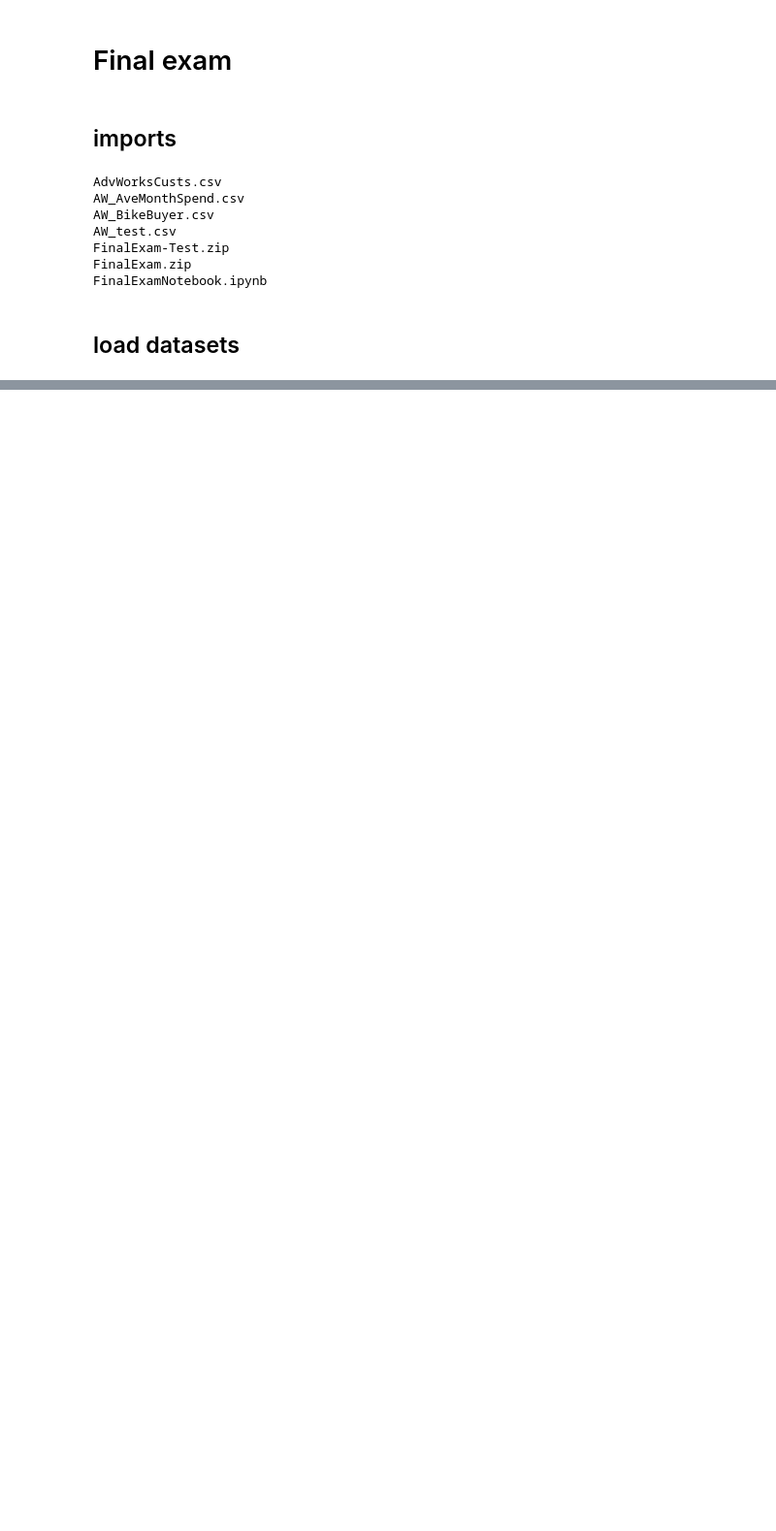
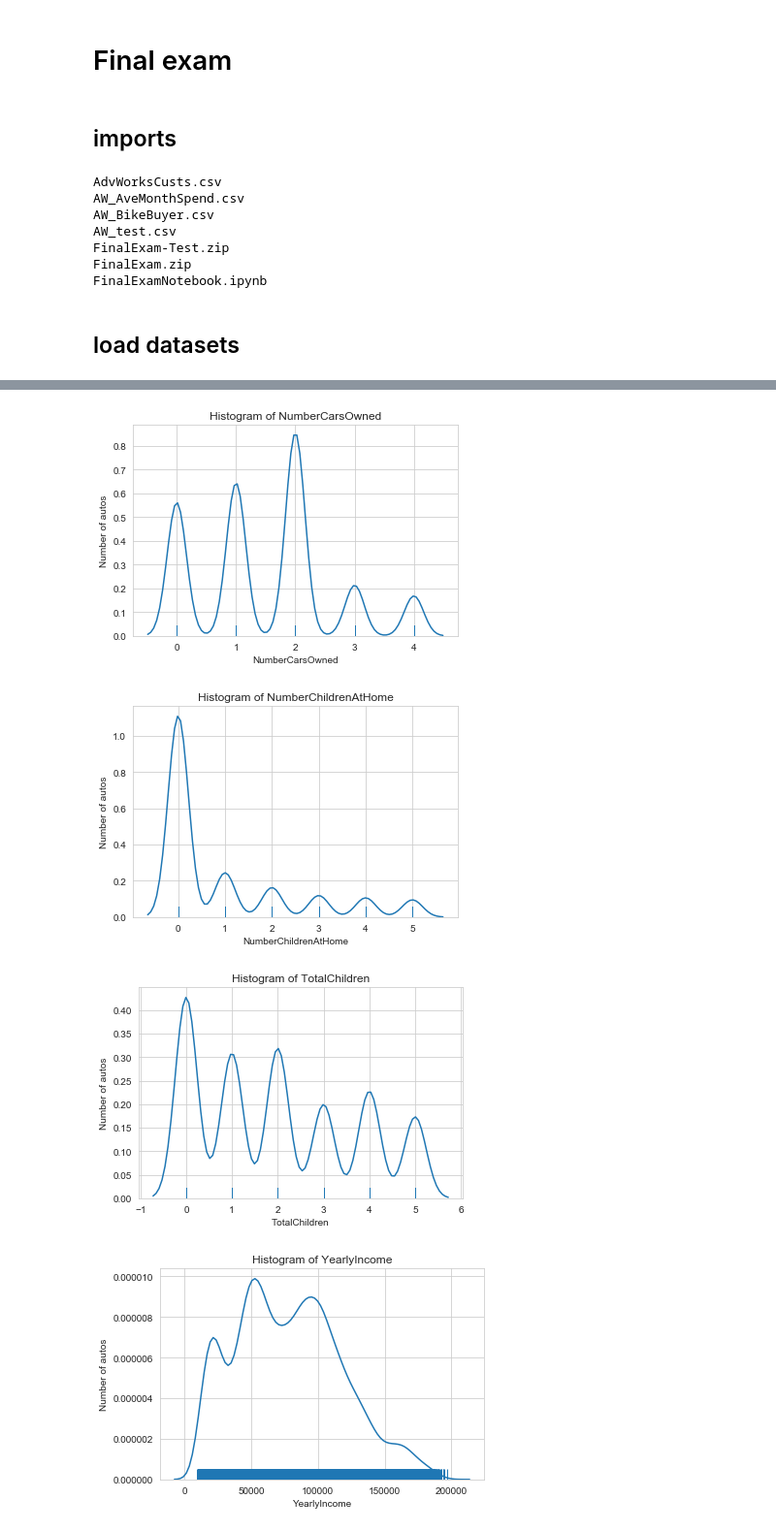
Before and after one commit to yenwel/Principles-of-Machine-Learning-Python, a Jupyter notebook: Final Exam/FinalExamNotebook.ipynb, the cells around one changed output, grey strips where cells are left out. Shown: that part at 97% size. Drawn from its saved outputs; the diff is of its cells as text; code cells hidden in the pictures; blank space fills up the shorter version.

```diff
--- a/Final Exam/FinalExamNotebook.ipynb
+++ b/Final Exam/FinalExamNotebook.ipynb
@@ -49,2 +125,9 @@ AdvWorksCusts.head()
+# %%
+plot_density_hist(AdvWorksCusts,['NumberCarsOwned', 'NumberChildrenAtHome', 'TotalChildren', 'YearlyIncome'])
+# %% [output]
+[figure, added]
+[figure, added]
+[figure, added]
+[figure, added]
 # %%
 AW_AveMontSpend = pd.read_csv('AW_AveMonthSpend.csv')
```
Also changed, not shown: parts of 15 cells of this notebook.
